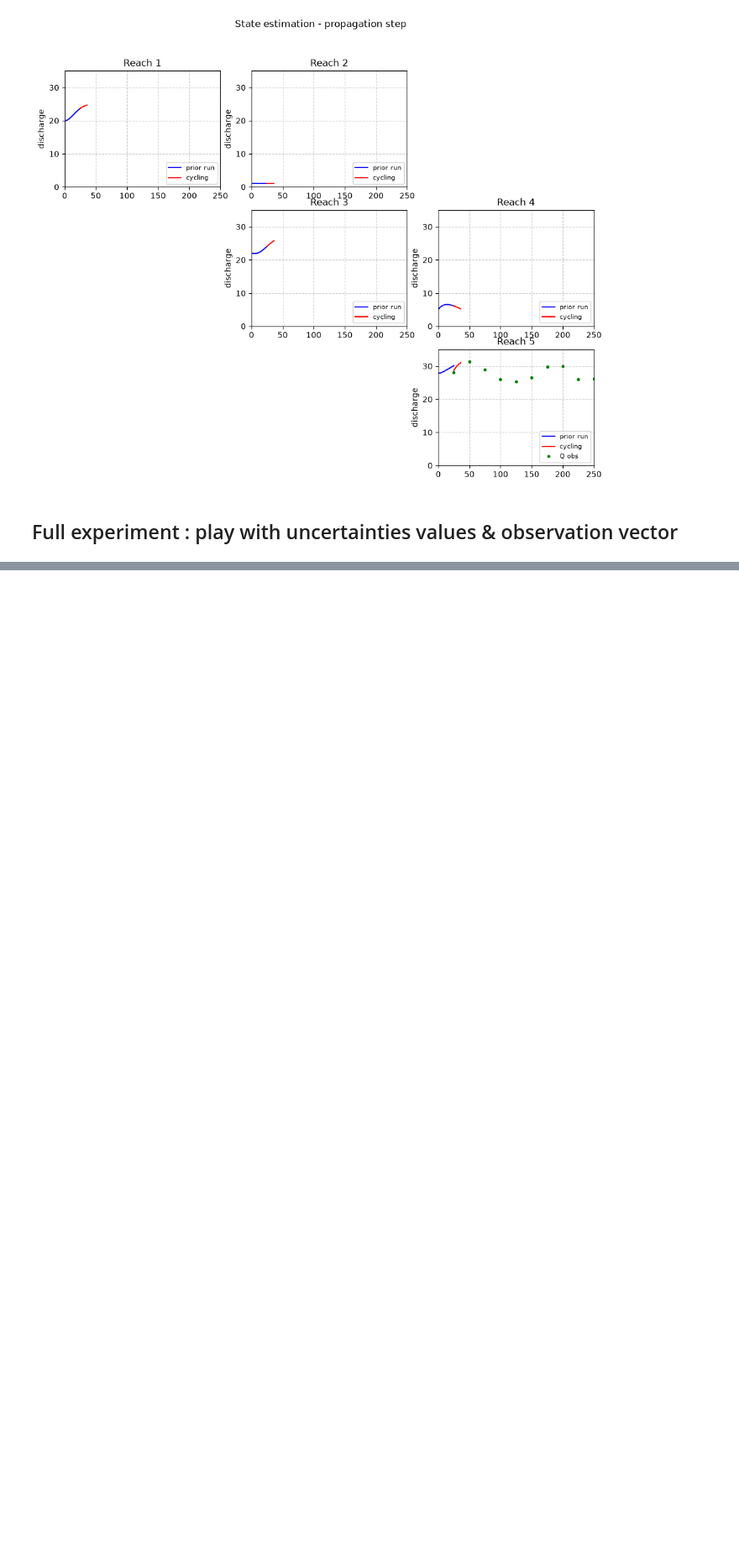
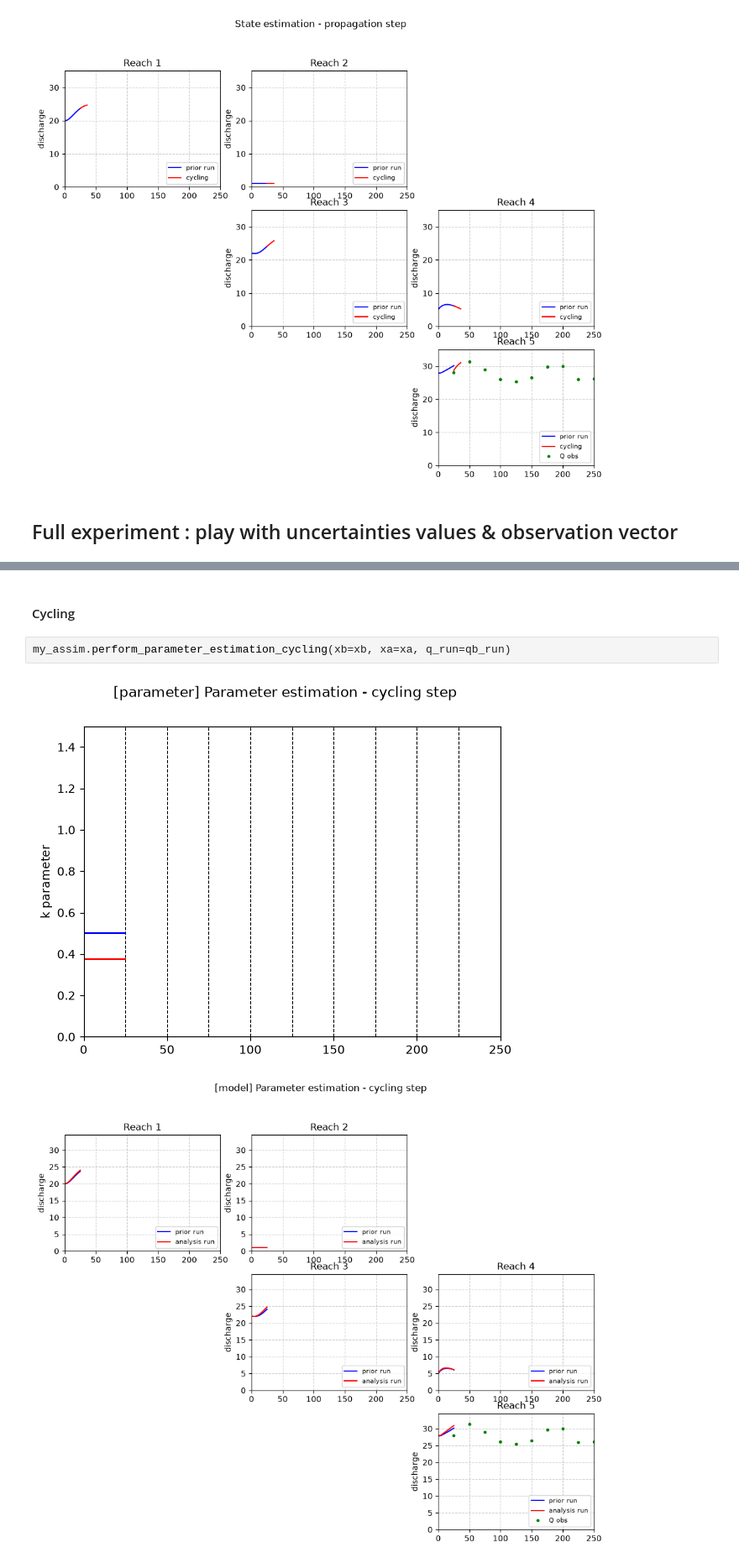
Before and after one commit to ch-m-emery/VSEO-6-Training-Sessions-Data-Assimilation, a Jupyter notebook: introduction_to_data_assimilation.ipynb, the cells around one changed output, grey strips where cells are left out. Shown at 84% size. Cells and saved outputs as stored; diff of their text form; blank space fills up the shorter version.

```diff
--- a/introduction_to_data_assimilation.ipynb
+++ b/introduction_to_data_assimilation.ipynb
@@ -170,0 +196,7 @@ param_assim.perform_assim()
+# %% [markdown]
+#### Cycling
+# %%
+my_assim.perform_parameter_estimation_cycling(xb=xb, xa=xa, q_run=qb_run)
+# %% [output]
+[figure, added]
+[figure, added]
```
Also changed, not shown: parts of 24 cells of this notebook.
